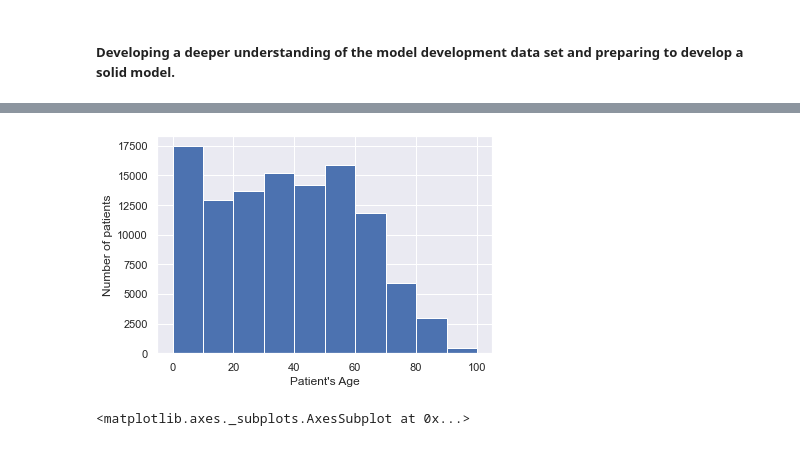
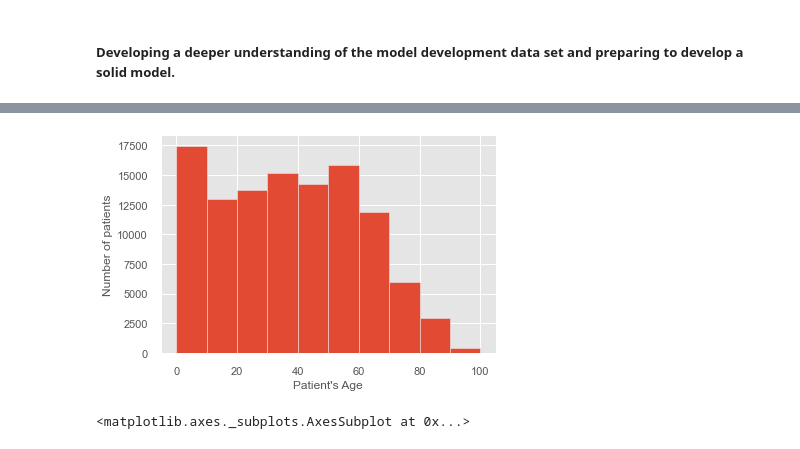
Before and after one commit to asaadkhattab/MedicalAppointmentNoShowsCapstone, a Jupyter notebook: 3_ExploratoryDataAnalysis.ipynb, the cells around one changed output, grey strips where cells are left out. Cells and saved outputs as stored; diff of their text form; code cells hidden in the pictures.

```diff
--- a/3_ExploratoryDataAnalysis.ipynb
+++ b/3_ExploratoryDataAnalysis.ipynb
@@ -16,6 +7,34 @@ import seaborn as sns
+# %%
+#Import necessary libraries
+import pandas as pd
+import numpy as np
+
+# Plotting modules
+import matplotlib.pyplot as plt
+plt.style.use('ggplot')
+import seaborn as sns
+
+# Analysing datetime
+from datetime import datetime as dt
+
+# File system manangement
+import os,sys
+
+# Suppress warnings
+import warnings
+warnings.filterwarnings('ignore')
+
+#Interactive Shell
+from IPython.core.interactiveshell import InteractiveShell
+InteractiveShell.ast_node_interactivity = "all"
+
+#Pandas profiling
+from pandas_profiling import ProfileReport
+
+%matplotlib inline
 # %%
 path = 'data/step2_output.csv'
-df = pd.read_csv(path, index_col=None)
+df = pd.read_csv(path, index_col=None, parse_dates=["ScheduledDay","AppointmentDay"])
 # %%
 df.info()
 # %% [output]
@@ -86,12 +246,11 @@ hist = df.hist(bins = 25, figsize = (15,15))
 # %%
 bin_edges = [0, 10, 20, 30, 40, 50, 60, 70, 80, 90, 100]
-sns.set()
 _= plt.hist(df['Age'], bins=bin_edges)
 _= plt.xlabel('Patient\'s Age')
 _= plt.ylabel('Number of patients')
 plt.show()
 # %% [output]
-[figure, old version]
+[figure, new version]
 # %%
 #select categorical variables only
 df_cat = df.select_dtypes(include = 'object').copy()
```
Also changed, not shown: parts of 37 cells of this notebook.
